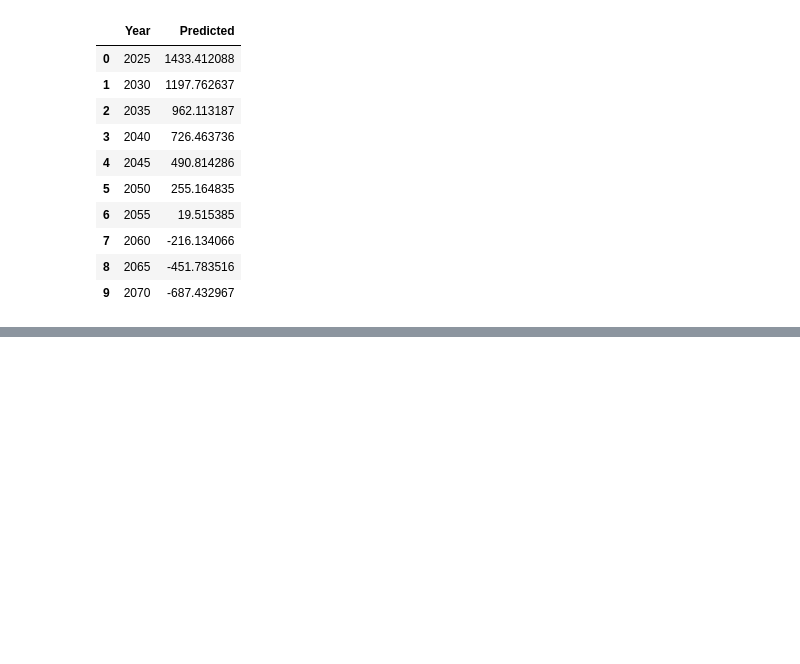
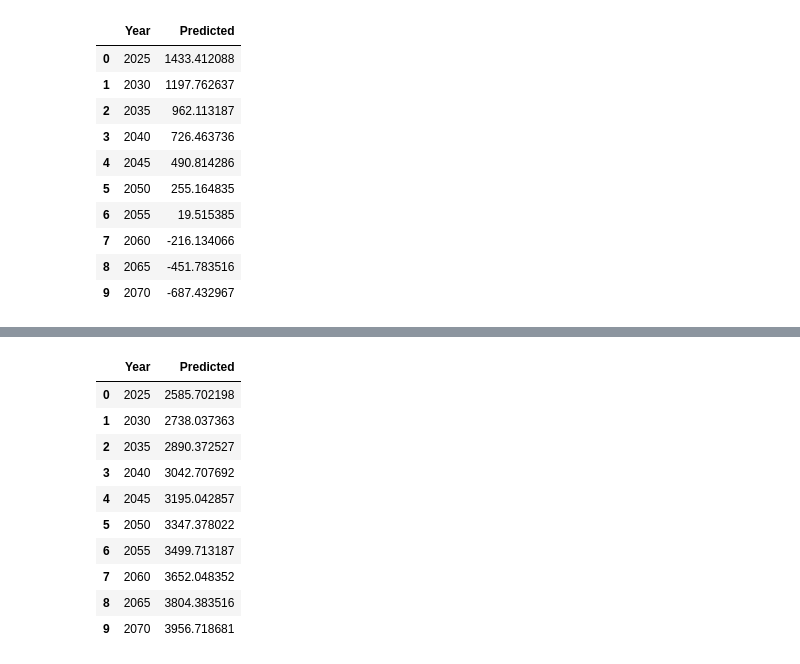
Before and after one commit to Carly-Jane/Australian_Energy_Insights, a Jupyter notebook: notebooks/machine_learning.ipynb, the cells around one changed output, grey strips where cells are left out. Saved outputs shown, nothing was run; the diff lists cells and outputs as text; code cells hidden in the pictures; blank space fills up the shorter version.

```diff
--- a/notebooks/machine_learning.ipynb
+++ b/notebooks/machine_learning.ipynb
@@ -422,0 +295,20 @@ future_coal_predicitions
+# %%
+predictions = model.predict(years_to_predict)
+
+future_oil_predicitions = pd.DataFrame({"Year": years_to_predict, "Predicted": predictions})
+future_oil_predicitions['Year'] = future_oil_predicitions['Year'].str[0]
+
+future_oil_predicitions.to_csv('../export_data/oil_predictions.csv')
+future_oil_predicitions
+# %% [output]
+|  | Year | Predicted |
+| 0 | 2025 | 2585.702198 |
+| 1 | 2030 | 2738.037363 |
+| 2 | 2035 | 2890.372527 |
+| 3 | 2040 | 3042.707692 |
+| 4 | 2045 | 3195.042857 |
+| 5 | 2050 | 3347.378022 |
+| 6 | 2055 | 3499.713187 |
+| 7 | 2060 | 3652.048352 |
+| 8 | 2065 | 3804.383516 |
+| 9 | 2070 | 3956.718681 |
```
Also changed, not shown: parts of 26 cells of this notebook, 8 other files.
